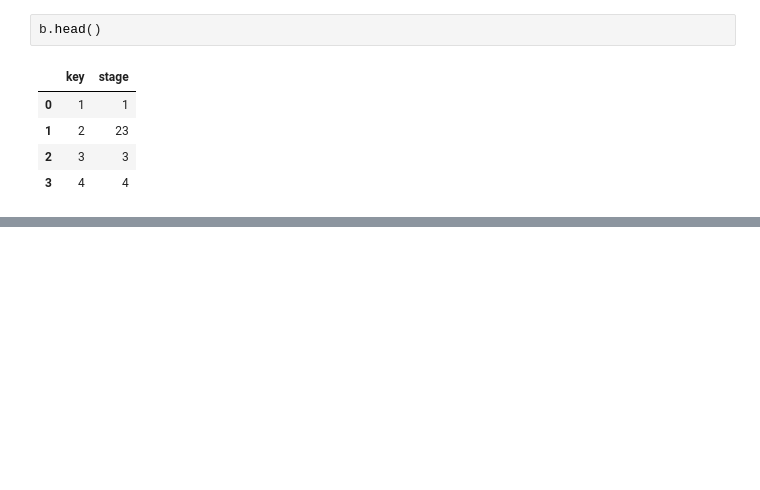
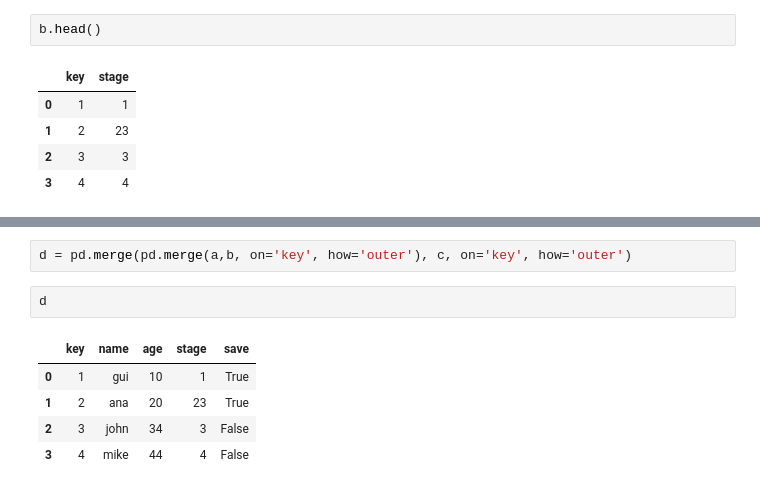
Before and after one commit to guilhermesam/data-science, a Jupyter notebook: training/pandas/merge_dataframe.ipynb, the cells around one changed output, grey strips where cells are left out. Cells and saved outputs as stored; diff of their text form; blank space fills up the shorter version.

```diff
--- a/training/pandas/merge_dataframe.ipynb
+++ b/training/pandas/merge_dataframe.ipynb
@@ -35,0 +36,10 @@ c
+# %%
+d = pd.merge(pd.merge(a,b, on='key', how='outer'), c, on='key', how='outer')
+# %%
+d
+# %% [output]
+|  | key | name | age | stage | save |
+| 0 | 1 | gui | 10 | 1 | True |
+| 1 | 2 | ana | 20 | 23 | True |
+| 2 | 3 | john | 34 | 3 | False |
+| 3 | 4 | mike | 44 | 4 | False |
```
Also changed, not shown: parts of 3 cells of this notebook, 8 other files.
